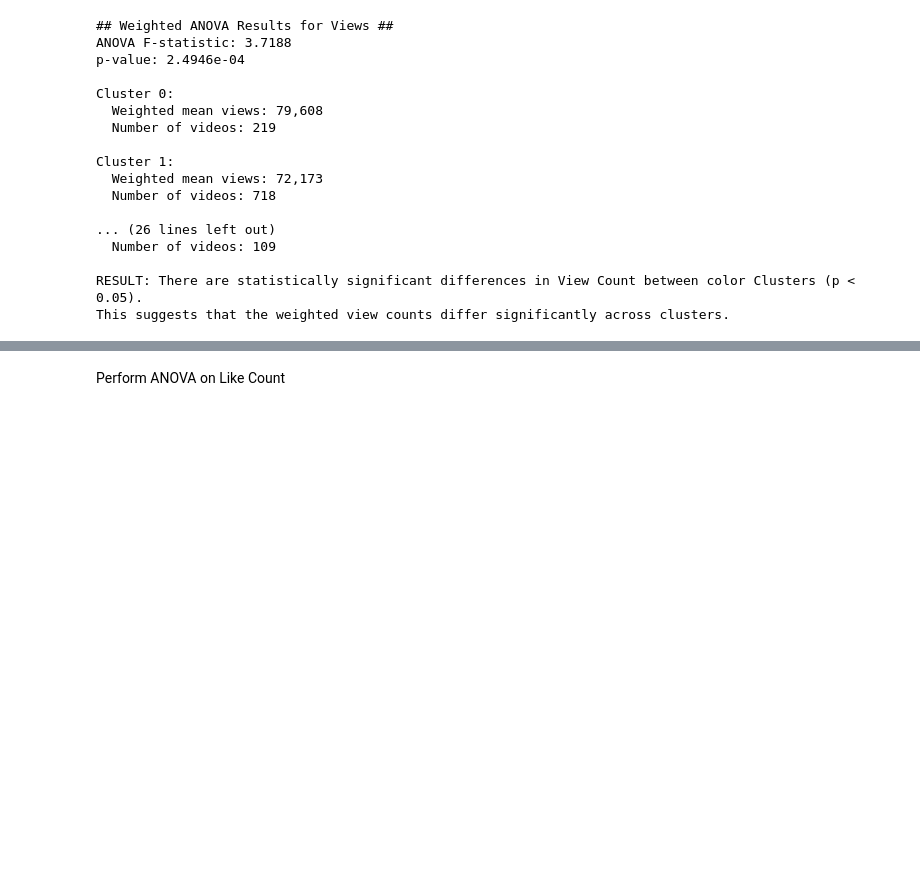
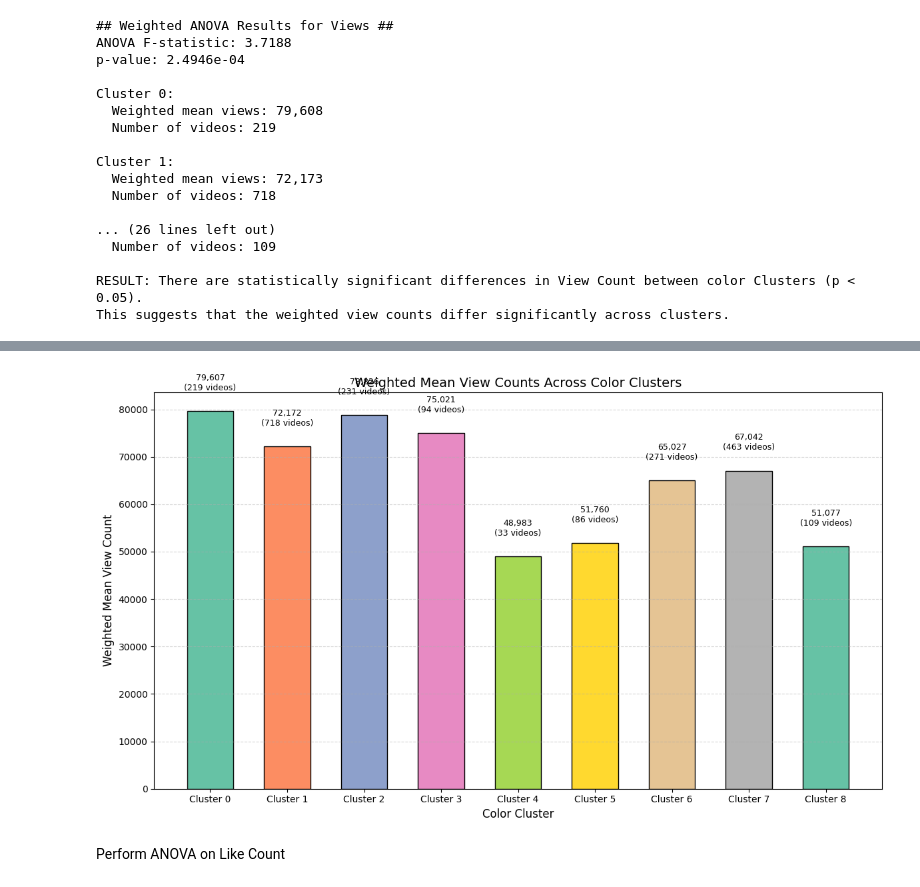
Before and after one commit to GazerJin/ColorExtractionProfile, a Jupyter notebook: Correlation_Analysis_Color.ipynb, the cells around one changed output, grey strips where cells are left out. Drawn from its saved outputs; the diff is of its cells as text; code cells hidden in the pictures; blank space fills up the shorter version.

```diff
--- a/Correlation_Analysis_Color.ipynb
+++ b/Correlation_Analysis_Color.ipynb
@@ -576,3 +614,68 @@ Average channel weight: 0.0006
+# %%
+import matplotlib.pyplot as plt
+import numpy as np
+import seaborn as sns
+
+# Get list of all clusters
+clusters = sorted(clean_data['View Count']['Cluster'].unique())
+
+# Calculate weighted means and number of videos per cluster
+weighted_means = []
+video_counts = []
+
+for cluster in clusters:
+    cluster_df = clean_data['View Count'][clean_data['View Count']['Cluster'] == cluster]
+    views = cluster_df['View Count'].values
+    weights = cluster_df['Channel_Weight'].values
+
+    if len(views) == 0:
+        continue
+
+    # Compute weighted mean
+    weighted_mean = np.average(views, weights=weights)
+    weighted_means.append(weighted_mean)
+    video_counts.append(len(views))
+
+# Create bar-style custom boxplot-like visualization
+fig, ax = plt.subplots(figsize=(12, 7))
+
+# Set up positions and width for bars
+x_positions = np.arange(len(clusters))
+bar_width = 0.6
+
+# Get colors from Seaborn's Set2 palette
+colors = sns.color_palette("Set2", len(clusters))
+
+# Plot weighted mean views as bars
+bars = ax.bar(x_positions, weighted_means, width=bar_width, color=colors, edgecolor='black')
+
+# Add value labels on top of bars
+for i, (bar, count) in enumerate(zip(bars, video_counts)):
+    height = bar.get_height()
+    ax.text(bar.get_x() + bar.get_width()/2, height + (0.05 * max(weighted_means)),
+            f'{int(height):,}\n({count} videos)', ha='center', va='bottom', fontsize=9)
+
+# Style the plot
+ax.set_title('Weighted Mean View Counts Across Color Clusters', fontsize=14)
+ax.set_xlabel('Color Cluster', fontsize=12)
+ax.set_ylabel('Weighted Mean View Count', fontsize=12)
+ax.set_xticks(x_positions)
+ax.set_xticklabels([f"Cluster {c}" for c in clusters])
+ax.grid(axis='y', linestyle='--', alpha=0.5)
+
+# Annotate with ANOVA result
+# try:
+#     anova_result_views
+#     ax.annotate(f'Weighted ANOVA: F={anova_result_views.statistic:.2f}, p={anova_result_views.pvalue:.4e}',
+#                 xy=(0.02, 0.95), xycoords='axes fraction',
+#                 bbox=dict(boxstyle="round,pad=0.3", fc="white", ec="gray", alpha=0.8))
+# except NameError:
+#     ax.annotate('Note: ANOVA result not included', xy=(0.02, 0.95), xycoords='axes fraction')
+
+plt.tight_layout()
+plt.show()
+# %% [output]
+[figure, added]
 # %% [markdown]
 Perform ANOVA on Like Count
 # %%
```
Also changed, not shown: parts of 11 cells of this notebook, 2 other files.
